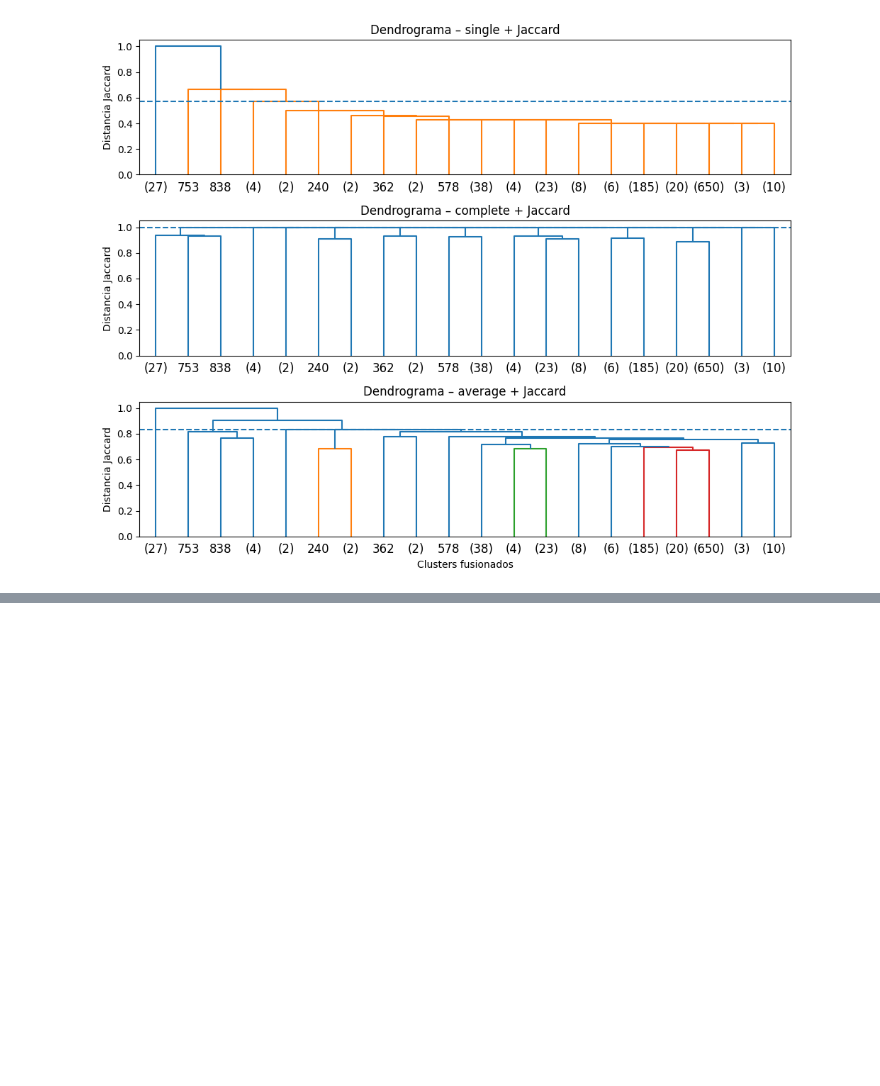
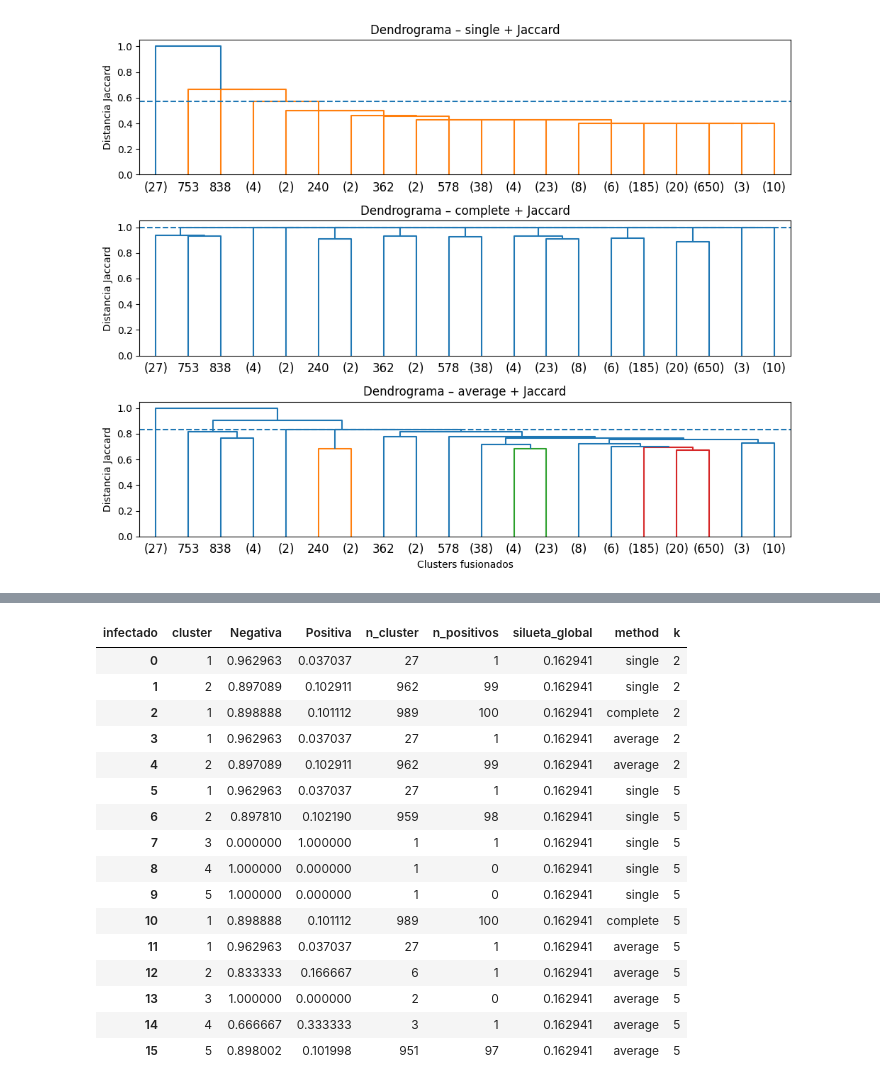
Before and after one commit to DashTT/Reto-01-Chagas, a Jupyter notebook: Reto_1_AndradeVillenasEscobar.ipynb, the cells around one changed output, grey strips where cells are left out. Saved outputs shown, nothing was run; the diff lists cells and outputs as text; code cells hidden in the pictures; blank space fills up the shorter version.

Commit message:
ci(resultados): Estableciendo los resultados. TO-DO: Concluir

```diff
--- a/Reto_1_AndradeVillenasEscobar.ipynb
+++ b/Reto_1_AndradeVillenasEscobar.ipynb
@@ -471,28 +532,48 @@ plt.show()
 [figure]
 # %%
 
+ks = [2, 5]
 resultados = []
 
-for method in methods:
-    Z = linkage(dist_jaccard, method=method)
-    clusters = fcluster(Z, t=k, criterion='maxclust')
+for i in ks:
+  k = i
+  for method in methods:
+      Z = linkage(dist_jaccard, method=method)
+      clusters = fcluster(Z, t=k, criterion='maxclust')
 
-    df_res = pd.DataFrame({
-        'cluster': clusters,
-        'infectado': y_status
-    })
+      df_res = pd.DataFrame({
+          'cluster': clusters,
+          'infectado': y_status
+      })
 
-    tabla = (
-        df_res
-        .groupby('cluster')['infectado']
-        .value_counts(normalize=True)
-        .unstack()
-        .fillna(0)
-    )
+      # Computamos proporciones
+      tabla = (
+          df_res
+          .groupby('cluster')['infectado']
+          .value_counts(normalize=True)
+          .unstack()
+          .fillna(0)
+      )
 
-    tabla['method'] = method
-    resultados.append(tabla.reset_index())
+      # Tamaño del cluster
+      tabla['n_cluster'] = df_res.groupby('cluster').size()
 
-df_resultados = pd.concat(resultados)
-print(df_resultados)
+      # Cantidad de positivos
+      tabla['n_positivos'] = (
+          df_res['infectado']
+          .eq('Positiva')
+          .groupby(df_res['cluster'])
+          .sum()
+      )
+
+      # Silueta global
+      tabla['silueta_global'] = sil_global
+
+      tabla['method'] = method
+      tabla['k'] = k
+
+      resultados.append(tabla.reset_index())
+
+df_resultados = pd.concat(resultados, ignore_index=True)
+df_resultados
 # %% [output]
@@ -510,0 +580,17 @@ infectado  cluster  Negativa  Positiva    method
+| infectado | cluster | Negativa | Positiva | n_cluster | n_positivos | silueta_global | method | k |
+| 0 | 1 | 0.962963 | 0.037037 | 27 | 1 | 0.162941 | single | 2 |
+| 1 | 2 | 0.897089 | 0.102911 | 962 | 99 | 0.162941 | single | 2 |
+| 2 | 1 | 0.898888 | 0.101112 | 989 | 100 | 0.162941 | complete | 2 |
+| 3 | 1 | 0.962963 | 0.037037 | 27 | 1 | 0.162941 | average | 2 |
+| 4 | 2 | 0.897089 | 0.102911 | 962 | 99 | 0.162941 | average | 2 |
+| 5 | 1 | 0.962963 | 0.037037 | 27 | 1 | 0.162941 | single | 5 |
+| 6 | 2 | 0.897810 | 0.102190 | 959 | 98 | 0.162941 | single | 5 |
+| 7 | 3 | 0.000000 | 1.000000 | 1 | 1 | 0.162941 | single | 5 |
+| 8 | 4 | 1.000000 | 0.000000 | 1 | 0 | 0.162941 | single | 5 |
+| 9 | 5 | 1.000000 | 0.000000 | 1 | 0 | 0.162941 | single | 5 |
+| 10 | 1 | 0.898888 | 0.101112 | 989 | 100 | 0.162941 | complete | 5 |
+| 11 | 1 | 0.962963 | 0.037037 | 27 | 1 | 0.162941 | average | 5 |
+| 12 | 2 | 0.833333 | 0.166667 | 6 | 1 | 0.162941 | average | 5 |
+| 13 | 3 | 1.000000 | 0.000000 | 2 | 0 | 0.162941 | average | 5 |
+| 14 | 4 | 0.666667 | 0.333333 | 3 | 1 | 0.162941 | average | 5 |
+| 15 | 5 | 0.898002 | 0.101998 | 951 | 97 | 0.162941 | average | 5 |
```
Also changed, not shown: parts of 5 cells of this notebook.
